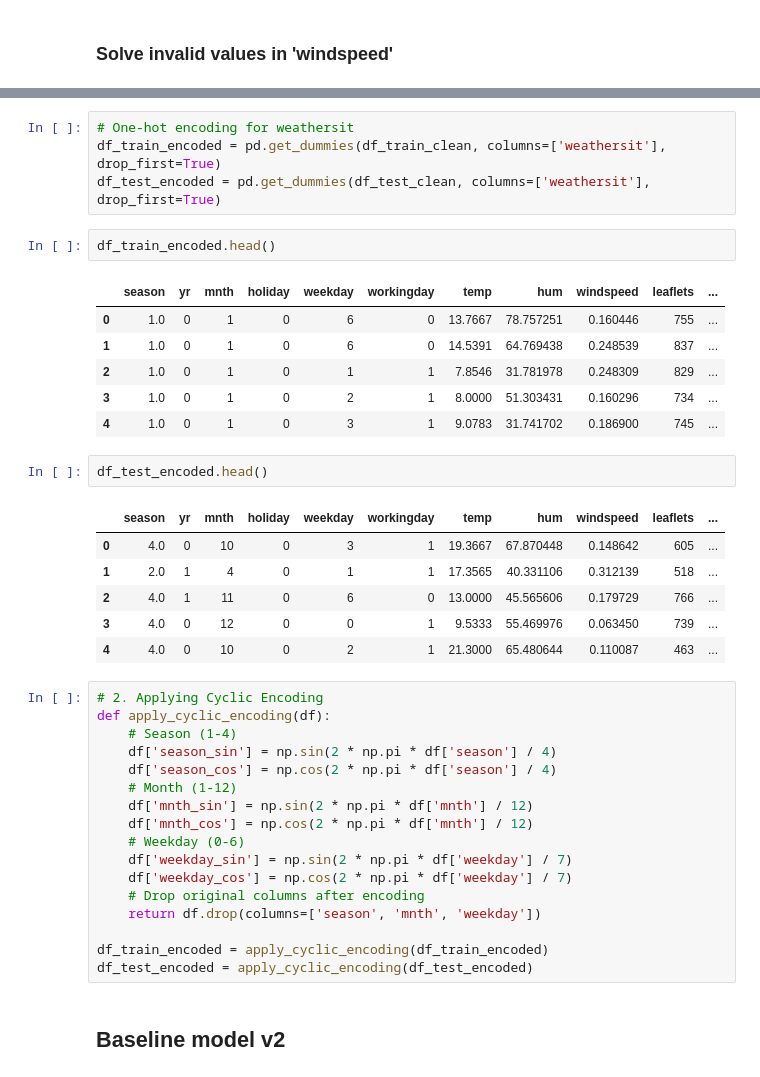
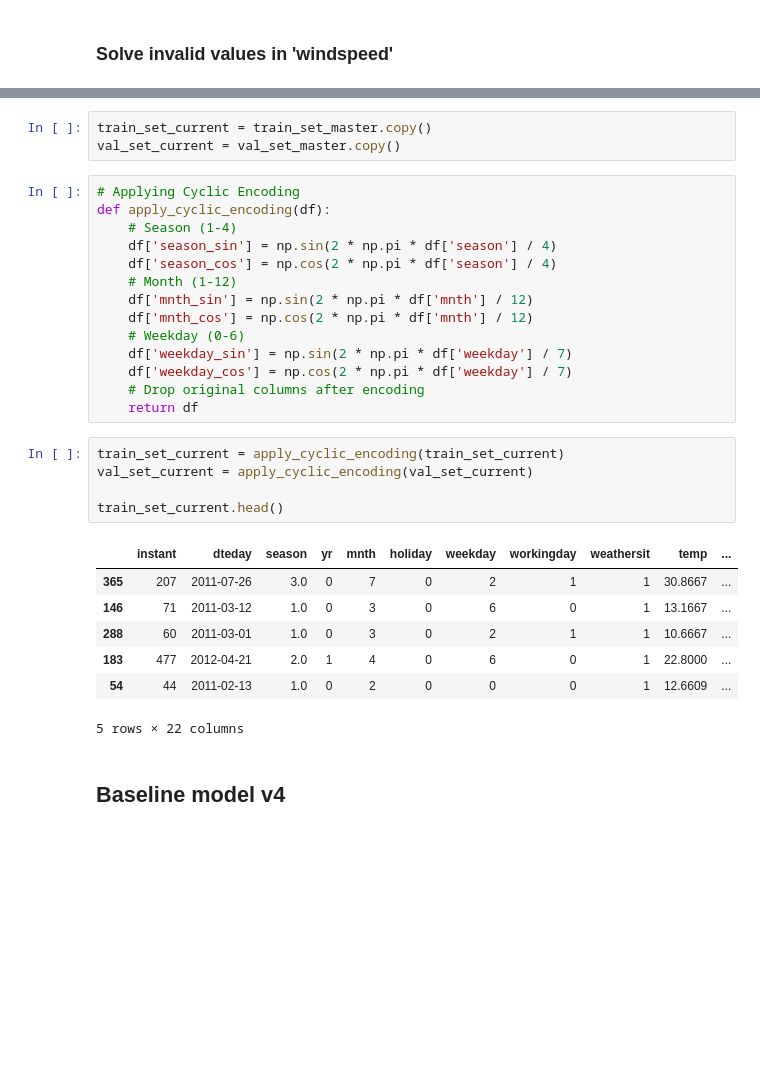
Before and after one commit to lqdominguez/data-science-hdm, a Jupyter notebook: 00 - Project/2-Simple Data Preparation.ipynb, the cells around one changed output, grey strips where cells are left out. Cells and saved outputs as stored; diff of their text form; blank space fills up the shorter version.

```diff
--- a/00 - Project/2-Simple Data Preparation.ipynb
+++ b/00 - Project/2-Simple Data Preparation.ipynb
@@ -261,27 +421,8 @@ RMSE (Val): 2747.46
-# %%
-# One-hot encoding for weathersit
-df_train_encoded = pd.get_dummies(df_train_clean, columns=['weathersit'], drop_first=True)
-df_test_encoded = pd.get_dummies(df_test_clean, columns=['weathersit'], drop_first=True)
-# %%
-df_train_encoded.head()
-# %% [output]
-|  | season | yr | mnth | holiday | weekday | workingday | temp | hum | windspeed | leaflets | ... |
-| 0 | 1.0 | 0 | 1 | 0 | 6 | 0 | 13.7667 | 78.757251 | 0.160446 | 755 | ... |
-| 1 | 1.0 | 0 | 1 | 0 | 6 | 0 | 14.5391 | 64.769438 | 0.248539 | 837 | ... |
-| 2 | 1.0 | 0 | 1 | 0 | 1 | 1 | 7.8546 | 31.781978 | 0.248309 | 829 | ... |
-| 3 | 1.0 | 0 | 1 | 0 | 2 | 1 | 8.0000 | 51.303431 | 0.160296 | 734 | ... |
-| 4 | 1.0 | 0 | 1 | 0 | 3 | 1 | 9.0783 | 31.741702 | 0.186900 | 745 | ... |
-# %%
-df_test_encoded.head()
-# %% [output]
-|  | season | yr | mnth | holiday | weekday | workingday | temp | hum | windspeed | leaflets | ... |
-| 0 | 4.0 | 0 | 10 | 0 | 3 | 1 | 19.3667 | 67.870448 | 0.148642 | 605 | ... |
-| 1 | 2.0 | 1 | 4 | 0 | 1 | 1 | 17.3565 | 40.331106 | 0.312139 | 518 | ... |
-| 2 | 4.0 | 1 | 11 | 0 | 6 | 0 | 13.0000 | 45.565606 | 0.179729 | 766 | ... |
-| 3 | 4.0 | 0 | 12 | 0 | 0 | 1 | 9.5333 | 55.469976 | 0.063450 | 739 | ... |
-| 4 | 4.0 | 0 | 10 | 0 | 2 | 1 | 21.3000 | 65.480644 | 0.110087 | 463 | ... |
+# %%
+train_set_current = train_set_master.copy()
+val_set_current = val_set_master.copy()
 # %%
-# 2. Applying Cyclic Encoding
+# Applying Cyclic Encoding
 def apply_cyclic_encoding(df):
     # Season (1-4)
     df['season_sin'] = np.sin(2 * np.pi * df['season'] / 4)
@@ -293,10 +434,20 @@ def apply_cyclic_encoding(df):
     df['weekday_sin'] = np.sin(2 * np.pi * df['weekday'] / 7)
     df['weekday_cos'] = np.cos(2 * np.pi * df['weekday'] / 7)
     # Drop original columns after encoding
-    return df.drop(columns=['season', 'mnth', 'weekday'])
-
-df_train_encoded = apply_cyclic_encoding(df_train_encoded)
-df_test_encoded = apply_cyclic_encoding(df_test_encoded)
+    return df
+# %%
+train_set_current = apply_cyclic_encoding(train_set_current)
+val_set_current = apply_cyclic_encoding(val_set_current)
+
+train_set_current.head()
+# %% [output]
+|  | instant | dteday | season | yr | mnth | holiday | weekday | workingday | weathersit | temp | ... |
+| 365 | 207 | 2011-07-26 | 3.0 | 0 | 7 | 0 | 2 | 1 | 1 | 30.8667 | ... |
+| 146 | 71 | 2011-03-12 | 1.0 | 0 | 3 | 0 | 6 | 0 | 1 | 13.1667 | ... |
+| 288 | 60 | 2011-03-01 | 1.0 | 0 | 3 | 0 | 2 | 1 | 1 | 10.6667 | ... |
+| 183 | 477 | 2012-04-21 | 2.0 | 1 | 4 | 0 | 6 | 0 | 1 | 22.8000 | ... |
+| 54 | 44 | 2011-02-13 | 1.0 | 0 | 2 | 0 | 0 | 0 | 1 | 12.6609 | ... |
+5 rows × 22 columns
 # %% [markdown]
-## Baseline model v2
+## Baseline model v4
 # %%
```
Also changed, not shown: parts of 55 cells of this notebook, 5 other files.
